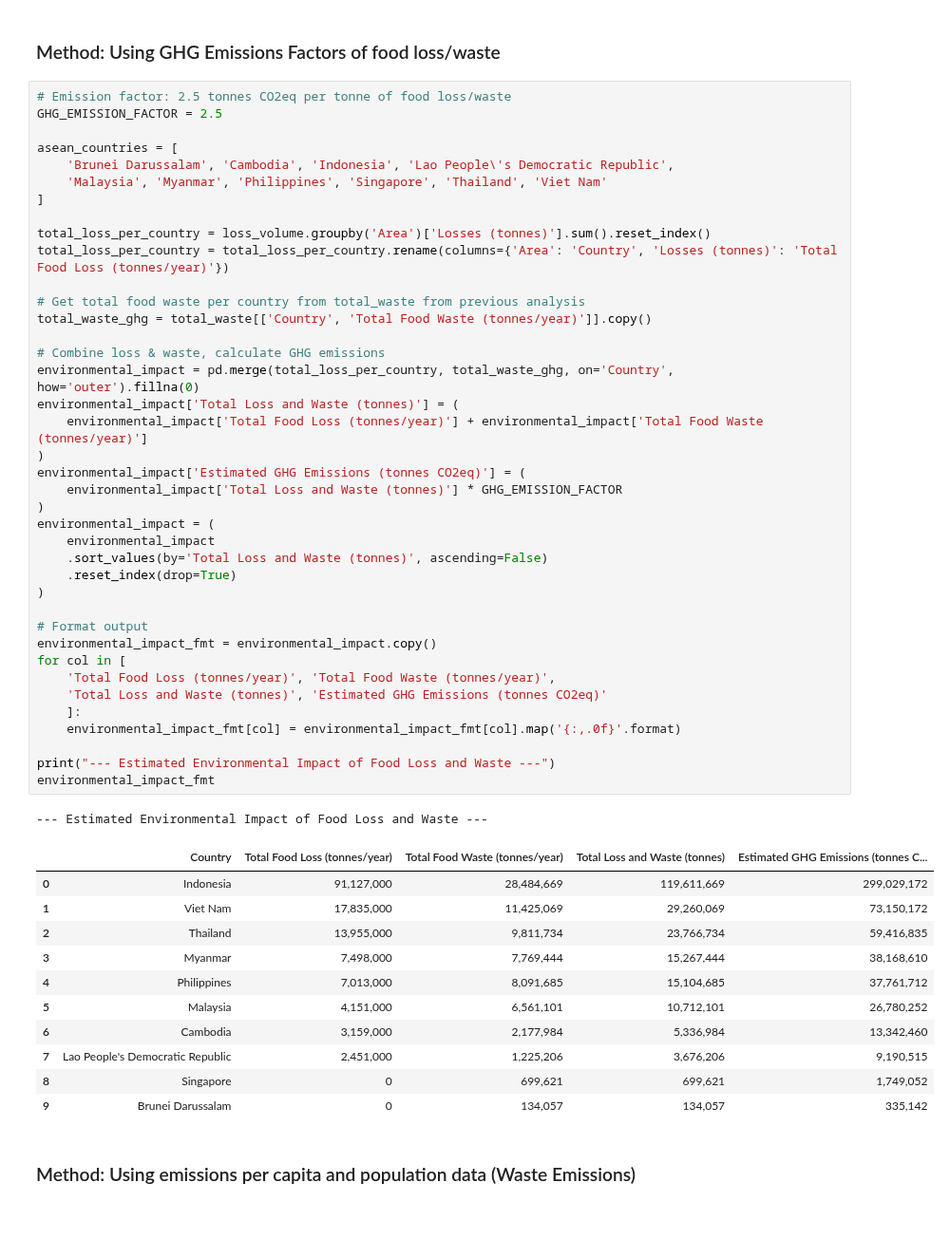
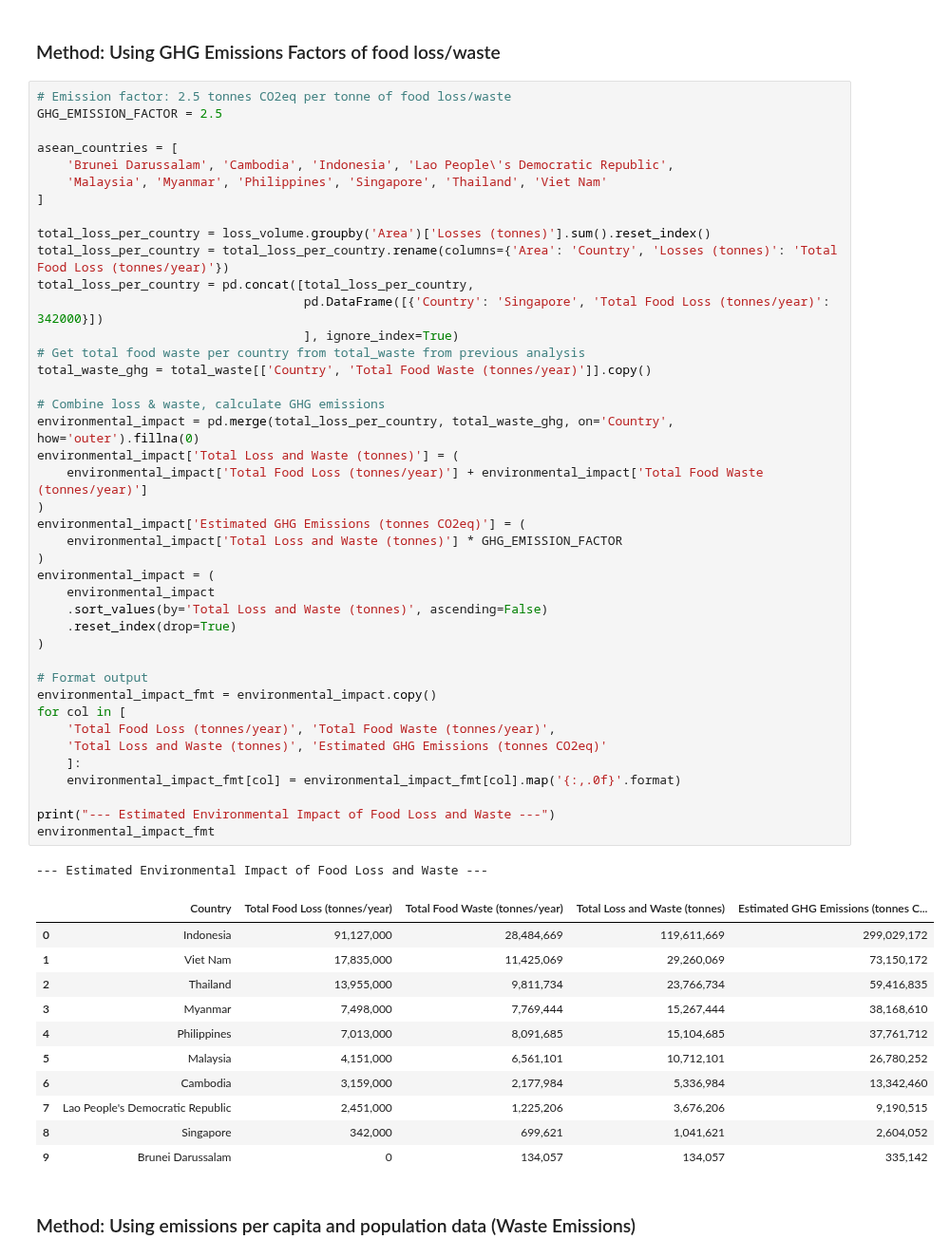
Before and after one commit to Azvier/asean-food-waste-sustainability, a Jupyter notebook: notebooks/data_analysis.ipynb, the cells around one changed output. Shown at 95% size. Saved outputs shown, nothing was run; the diff lists cells and outputs as text; blank space fills up the shorter version.

Commit message:
fix(analysis): correct food loss data for Singapore and update calculation for ghg emission

```diff
--- a/notebooks/data_analysis.ipynb
+++ b/notebooks/data_analysis.ipynb
@@ -644,7 +644,9 @@ asean_countries = [
 
 total_loss_per_country = loss_volume.groupby('Area')['Losses (tonnes)'].sum().reset_index()
 total_loss_per_country = total_loss_per_country.rename(columns={'Area': 'Country', 'Losses (tonnes)': 'Total Food Loss (tonnes/year)'})
-
+total_loss_per_country = pd.concat([total_loss_per_country,
+                                    pd.DataFrame([{'Country': 'Singapore', 'Total Food Loss (tonnes/year)': 342000}])
+                                    ], ignore_index=True)
 # Get total food waste per country from total_waste from previous analysis
 total_waste_ghg = total_waste[['Country', 'Total Food Waste (tonnes/year)']].copy()
 
@@ -656,34 +658,34 @@ environmental_impact['Total Loss and Waste (tonnes)'] = (
 environmental_impact['Estimated GHG Emissions (tonnes CO2eq)'] = (
     environmental_impact['Total Loss and Waste (tonnes)'] * GHG_EMISSION_FACTOR
 )
 environmental_impact = (
     environmental_impact
     .sort_values(by='Total Loss and Waste (tonnes)', ascending=False)
     .reset_index(drop=True)
 )
 
 # Format output
 environmental_impact_fmt = environmental_impact.copy()
 for col in [
     'Total Food Loss (tonnes/year)', 'Total Food Waste (tonnes/year)',
     'Total Loss and Waste (tonnes)', 'Estimated GHG Emissions (tonnes CO2eq)'
     ]:
     environmental_impact_fmt[col] = environmental_impact_fmt[col].map('{:,.0f}'.format)
 
 print("--- Estimated Environmental Impact of Food Loss and Waste ---")
 environmental_impact_fmt
 # %% [output]
 --- Estimated Environmental Impact of Food Loss and Waste ---
 |  | Country | Total Food Loss (tonnes/year) | Total Food Waste (tonnes/year) | Total Loss and Waste (tonnes) | Estimated GHG Emissions (tonnes C... |
 | 0 | Indonesia | 91,127,000 | 28,484,669 | 119,611,669 | 299,029,172 |
 | 1 | Viet Nam | 17,835,000 | 11,425,069 | 29,260,069 | 73,150,172 |
 | 2 | Thailand | 13,955,000 | 9,811,734 | 23,766,734 | 59,416,835 |
 | 3 | Myanmar | 7,498,000 | 7,769,444 | 15,267,444 | 38,168,610 |
 | 4 | Philippines | 7,013,000 | 8,091,685 | 15,104,685 | 37,761,712 |
 | 5 | Malaysia | 4,151,000 | 6,561,101 | 10,712,101 | 26,780,252 |
 | 6 | Cambodia | 3,159,000 | 2,177,984 | 5,336,984 | 13,342,460 |
 | 7 | Lao People's Democratic Republic | 2,451,000 | 1,225,206 | 3,676,206 | 9,190,515 |
-| 8 | Singapore | 0 | 699,621 | 699,621 | 1,749,052 |
+| 8 | Singapore | 342,000 | 699,621 | 1,041,621 | 2,604,052 |
 | 9 | Brunei Darussalam | 0 | 134,057 | 134,057 | 335,142 |
 # %% [markdown]
 ### Method: Using emissions per capita and population data (Waste Emissions)
```
